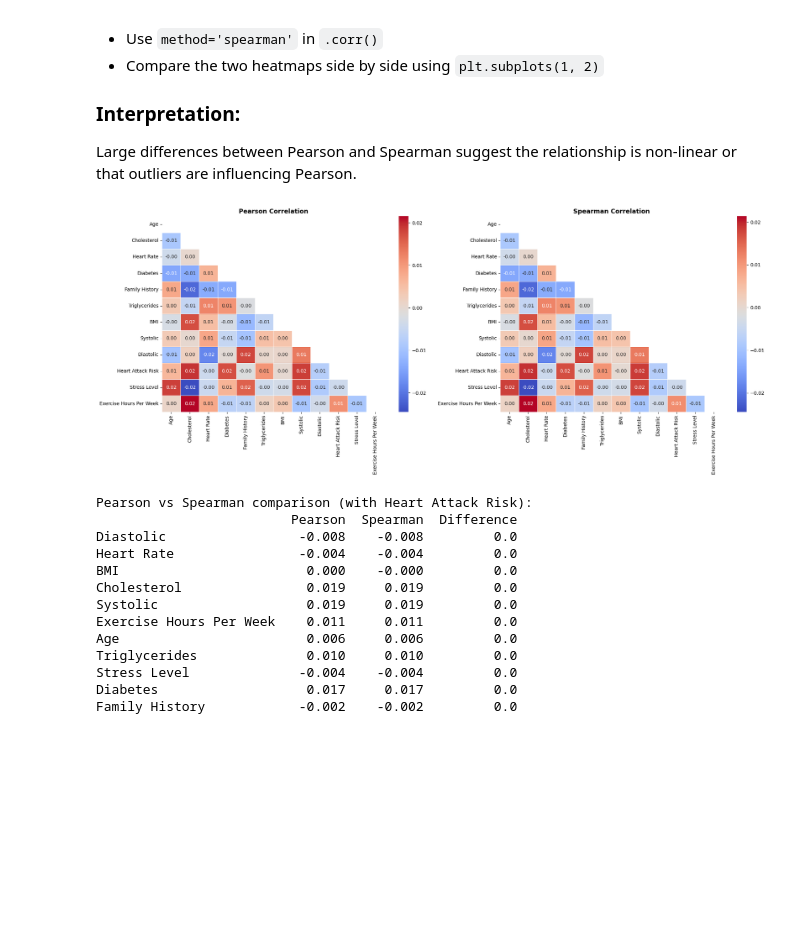
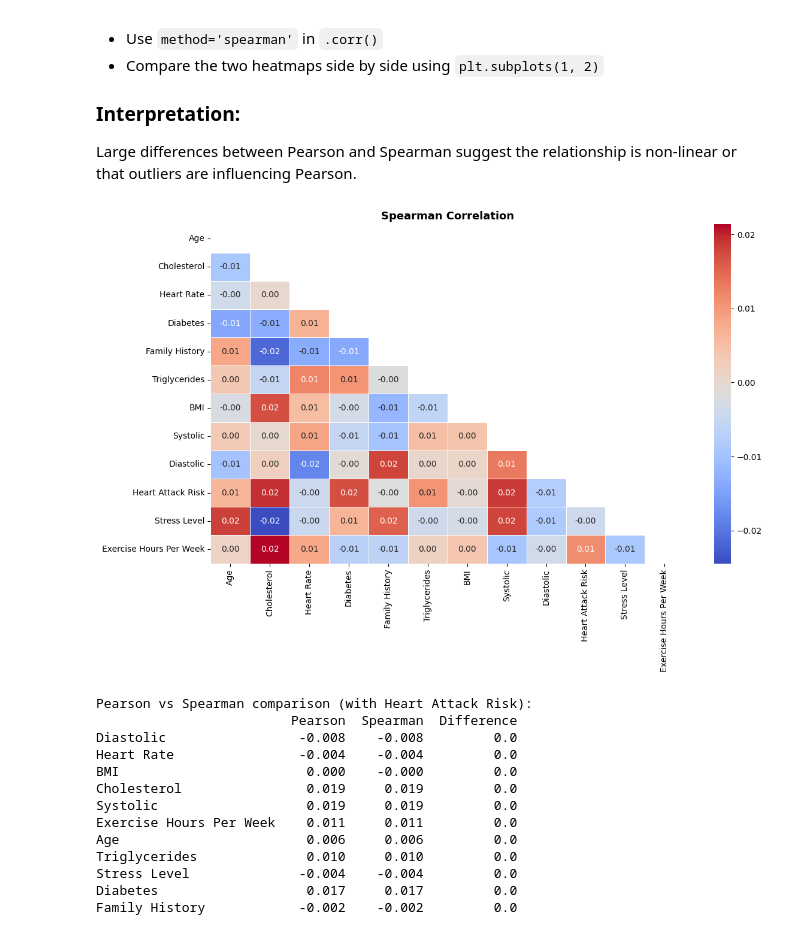
Before and after one commit to nilima-sth/aif-fusemachines-2026-practice, a Jupyter notebook: wk1_data_wrangling_problem/Wk_1_Data_Wrangling_HeartAttack.ipynb, the cells around one changed output. Cells and saved outputs as stored; diff of their text form; code cells hidden in the pictures; blank space fills up the shorter version.

```diff
--- a/wk1_data_wrangling_problem/Wk_1_Data_Wrangling_HeartAttack.ipynb
+++ b/wk1_data_wrangling_problem/Wk_1_Data_Wrangling_HeartAttack.ipynb
@@ -755,20 +998,16 @@ Large differences between Pearson and Spearman suggest the relationship is non-l
 # %%
 # My code here
 # Compare Pearson vs Spearman side by side
 corr_spearman = merged_all[numeric_cols].corr(method='spearman')
 
-fig, axes = plt.subplots(1, 2, figsize=(20, 8))
-
-sns.heatmap(corr_pearson, annot=True, cmap='coolwarm', fmt='.2f',
-            mask=mask, linewidths=0.5, ax=axes[0])
-axes[0].set_title('Pearson Correlation', fontsize=13, fontweight='bold')
+fig, axes = plt.subplots(figsize=(12, 8))
 
 sns.heatmap(corr_spearman, annot=True, cmap='coolwarm', fmt='.2f',
-            mask=mask, linewidths=0.5, ax=axes[1])
-axes[1].set_title('Spearman Correlation', fontsize=13, fontweight='bold')
+            mask=mask, linewidths=0.5)
+plt.title('Spearman Correlation', fontsize=13, fontweight='bold')
 
 plt.tight_layout()
 plt.show()
 # %% [output]
-[figure, old version]
+[figure, new version]
 # %%
```
Also changed, not shown: parts of 35 cells of this notebook, 3 other files.
